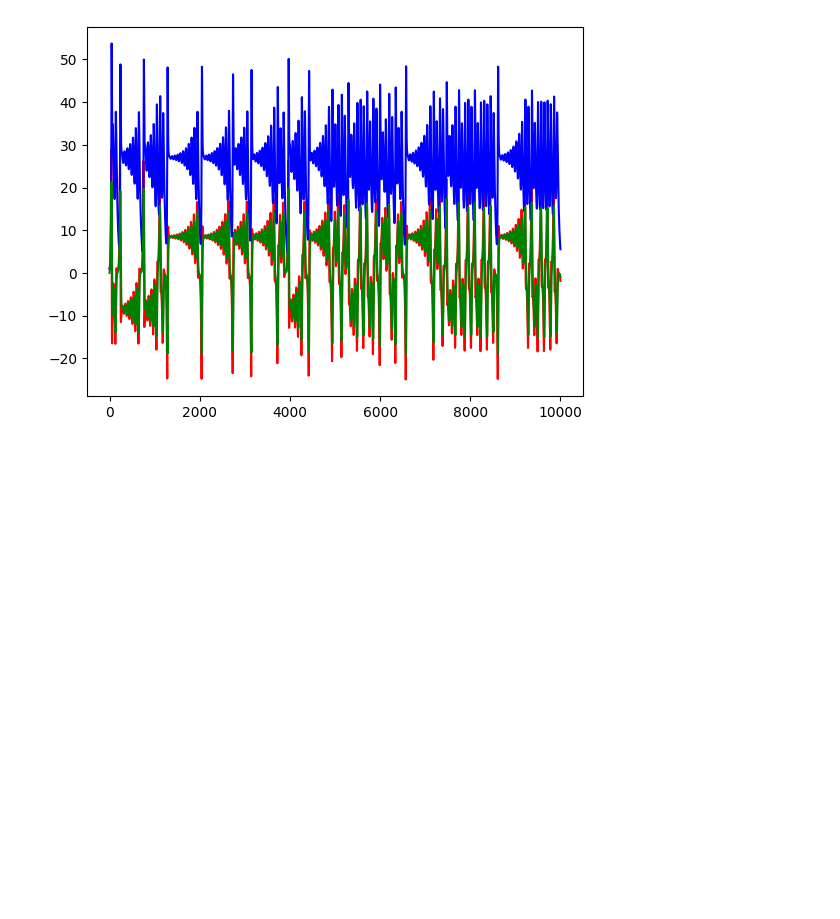
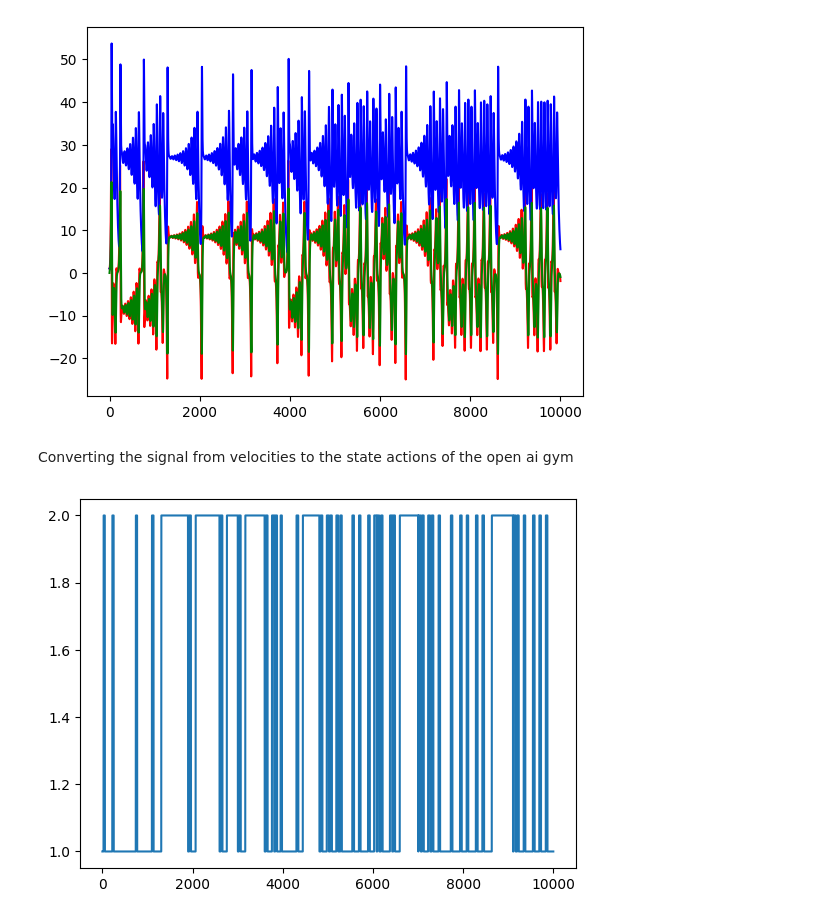
Before and after one commit to shepai/Chaos-Robotics, a Jupyter notebook: Simulation/open_ai_example.ipynb, the cells around one changed output. Cells and saved outputs as stored; diff of their text form; code cells hidden in the pictures; blank space fills up the shorter version.

Commit message:
attempt to use chaos signal in sim

```diff
--- a/Simulation/open_ai_example.ipynb
+++ b/Simulation/open_ai_example.ipynb
@@ -140,21 +164,23 @@ def lorenz_attr(x, y, z):
     y_dot = rho*x - y - x*z
     z_dot = x*y - beta*z
     return x_dot, y_dot, z_dot
+def get_velocities(prandtl,rho,beta):
+    dt = 0.01
+    num_steps = 10000
 
-dt = 0.01
-num_steps = 10000
+    xs = np.empty(num_steps + 1)
+    ys = np.empty(num_steps + 1)
+    zs = np.empty(num_steps + 1)
+    xs[0], ys[0], zs[0] = (0., 1., 1.05)
 
-xs = np.empty(num_steps + 1)
-ys = np.empty(num_steps + 1)
-zs = np.empty(num_steps + 1)
-xs[0], ys[0], zs[0] = (0., 1., 1.05)
+    for i in range(num_steps):
+        x_dot, y_dot, z_dot = lorenz_attr(xs[i], ys[i], zs[i])
+        xs[i + 1] = xs[i] + (x_dot * dt)
+        ys[i + 1] = ys[i] + (y_dot * dt)
+        zs[i + 1] = zs[i] + (z_dot * dt)
+    return xs,ys,zs
 
-for i in range(num_steps):
-    x_dot, y_dot, z_dot = lorenz_attr(xs[i], ys[i], zs[i])
-    xs[i + 1] = xs[i] + (x_dot * dt)
-    ys[i + 1] = ys[i] + (y_dot * dt)
-    zs[i + 1] = zs[i] + (z_dot * dt)
-
+xs,ys,zs=get_velocities(prandtl,rho,beta)
 fig = plt.figure()
 plt.plot(ys,c="r")
 plt.plot(zs,c="b")
@@ -162,3 +188,22 @@ plt.plot(xs,c="g")
 plt.show()
 # %% [output]
 [figure]
+# %% [markdown]
+Converting the signal from velocities to the state actions of the open ai gym
+# %%
+prandtl = 10
+rho = 28
+beta = 8/3
+
+def convert(signal,val=5):
+    signal[signal<(val*-1)]=0
+    signal[signal<val]=1
+    signal[signal>val]=2
+    return signal
+xs,ys,zs=get_velocities(prandtl,rho,beta)
+
+#plt.plot(xs,c="g")
+plt.plot(convert(xs,val=5))
+plt.show()
+# %% [output]
+[figure, added]
```
Also changed, not shown: parts of 4 cells of this notebook, 1 other file.
